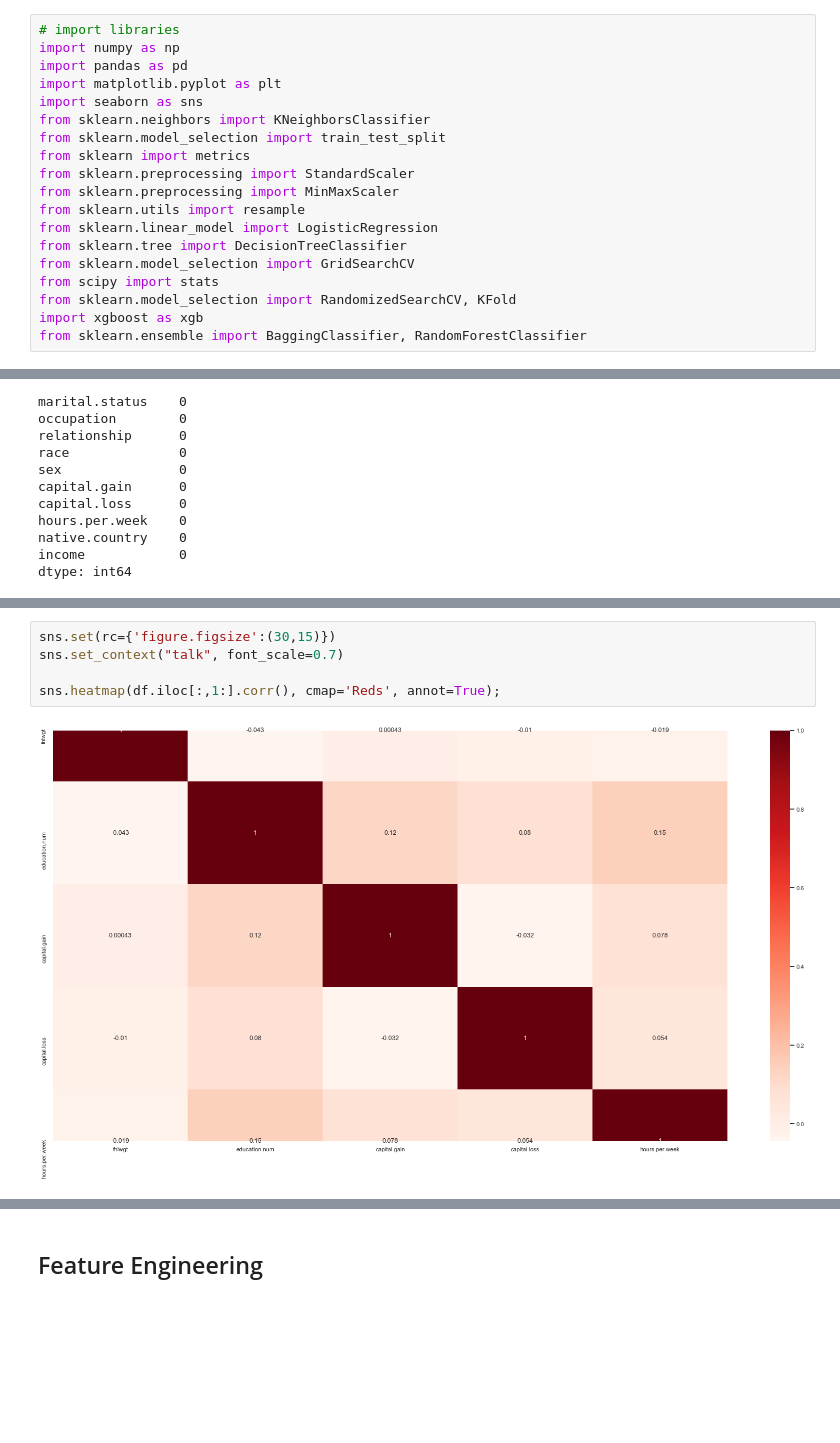
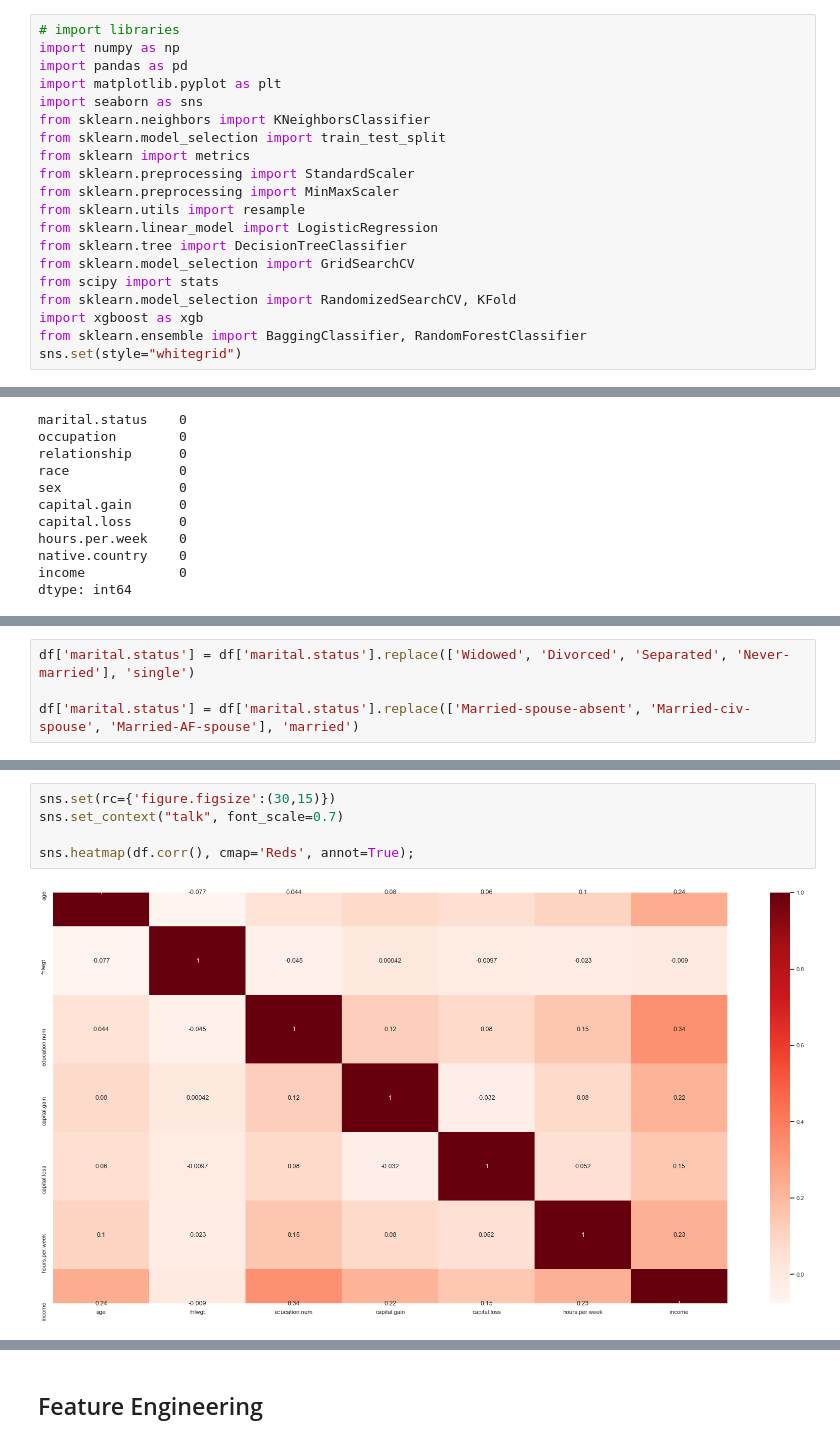
Before and after one commit to jsherpa/nyc-mhtn-ds-010620-lectures, a Jupyter notebook: week-9/classification_project/Adult_Income_Classification .ipynb, the cells around one changed output, grey strips where cells are left out. Cells and saved outputs as stored; diff of their text form; blank space fills up the shorter version.

```diff
--- a/week-9/classification_project/Adult_Income_Classification .ipynb
+++ b/week-9/classification_project/Adult_Income_Classification .ipynb
@@ -19,6 +19,7 @@ from scipy import stats
 from sklearn.model_selection import RandomizedSearchCV, KFold
 import xgboost as xgb
 from sklearn.ensemble import BaggingClassifier, RandomForestClassifier
+sns.set(style="whitegrid")
 # %% [markdown]
 Fnl-weight represents final weight, which is the number of units in the target population that the responding unit represents.
 # %% [markdown]
@@ -116,3 +122,7 @@ dtype: int64
+# %%
+df['marital.status'] = df['marital.status'].replace(['Widowed', 'Divorced', 'Separated', 'Never-married'], 'single')
+
+df['marital.status'] = df['marital.status'].replace(['Married-spouse-absent', 'Married-civ-spouse', 'Married-AF-spouse'], 'married')
 # %%
 df
 # %% [output]
@@ -148,7 +262,7 @@ plt.show()
 # %%
 sns.set(rc={'figure.figsize':(30,15)})
 sns.set_context("talk", font_scale=0.7)
 
-sns.heatmap(df.iloc[:,1:].corr(), cmap='Reds', annot=True);
+sns.heatmap(df.corr(), cmap='Reds', annot=True);
 # %% [output]
-[figure, old version]
+[figure, new version]
```
Also changed, not shown: parts of 84 cells of this notebook, 1 other file.
